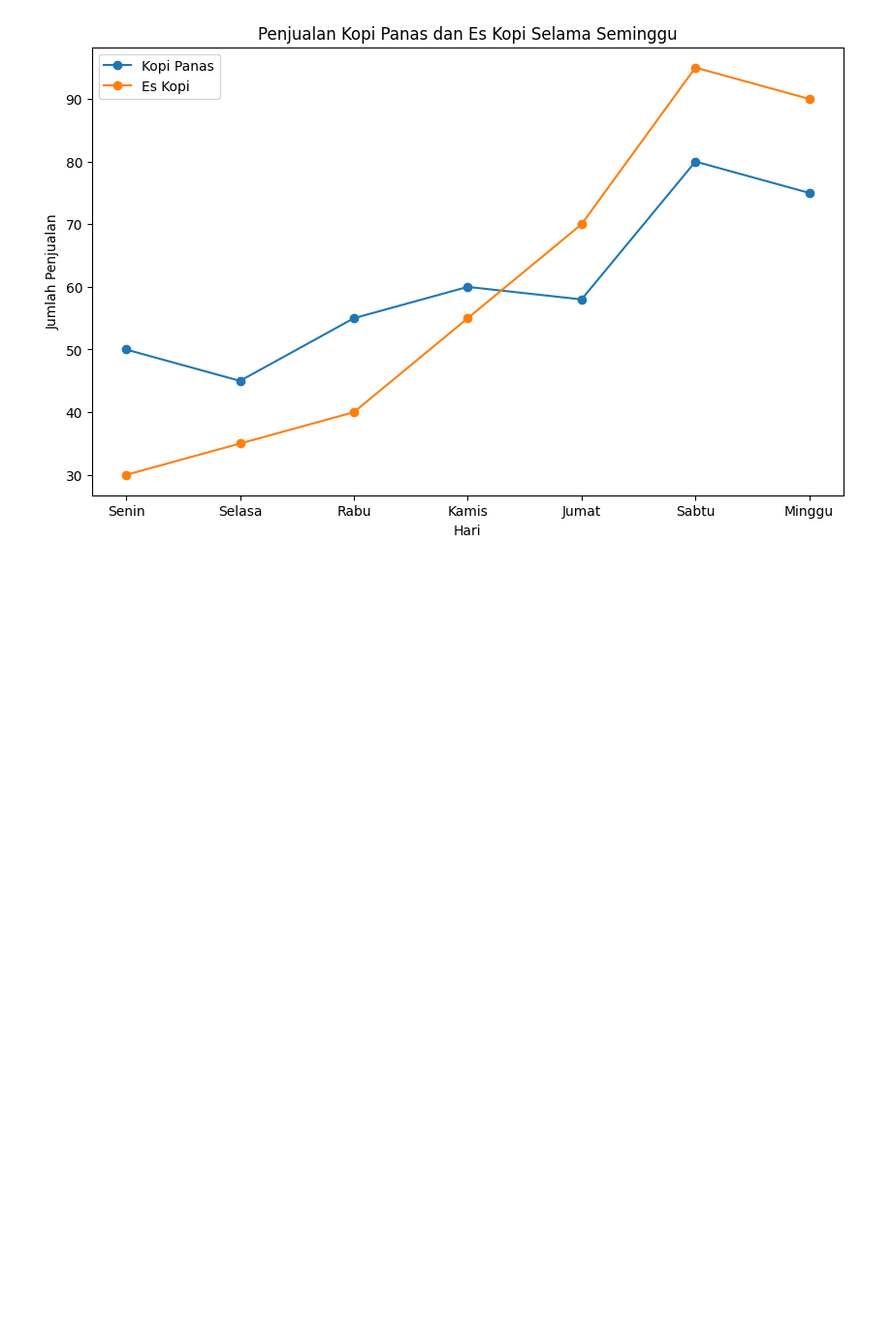
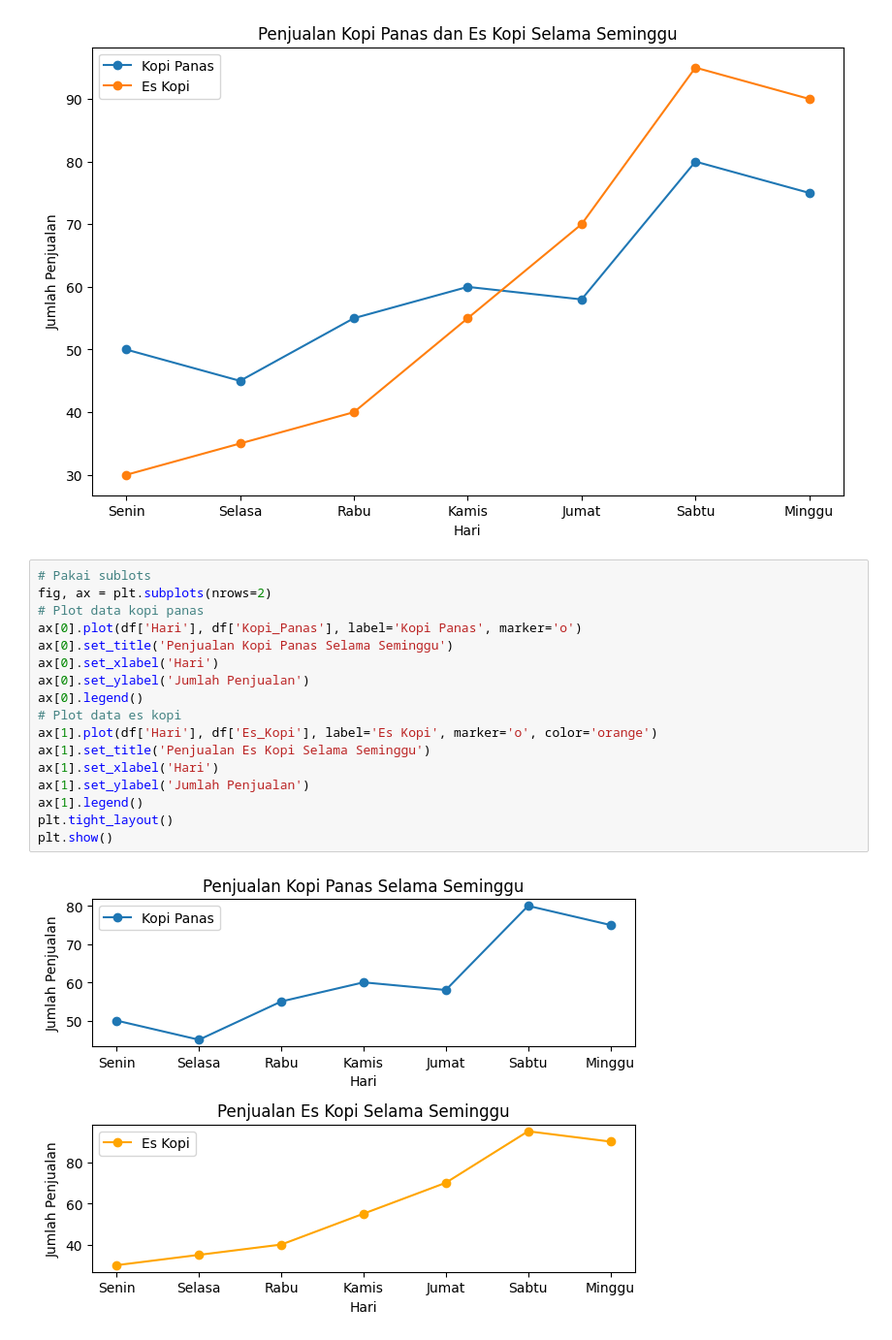
Before and after one commit to marzhendo/matplotlib_archive, a Jupyter notebook: chapter-2/code_kopi.ipynb, the cells around one changed output. Shown at 97% size. Saved outputs shown, nothing was run; the diff lists cells and outputs as text; blank space fills up the shorter version.

```diff
--- a/chapter-2/code_kopi.ipynb
+++ b/chapter-2/code_kopi.ipynb
@@ -24,3 +24,22 @@ ax.legend()
 plt.show()
 # %% [output]
 [figure]
+# %%
+# Pakai sublots
+fig, ax = plt.subplots(nrows=2)
+# Plot data kopi panas
+ax[0].plot(df['Hari'], df['Kopi_Panas'], label='Kopi Panas', marker='o')
+ax[0].set_title('Penjualan Kopi Panas Selama Seminggu')
+ax[0].set_xlabel('Hari')
+ax[0].set_ylabel('Jumlah Penjualan')
+ax[0].legend()
+# Plot data es kopi
+ax[1].plot(df['Hari'], df['Es_Kopi'], label='Es Kopi', marker='o', color='orange')
+ax[1].set_title('Penjualan Es Kopi Selama Seminggu')
+ax[1].set_xlabel('Hari')
+ax[1].set_ylabel('Jumlah Penjualan')
+ax[1].legend()
+plt.tight_layout()
+plt.show()
+# %% [output]
+[figure, added]
```
